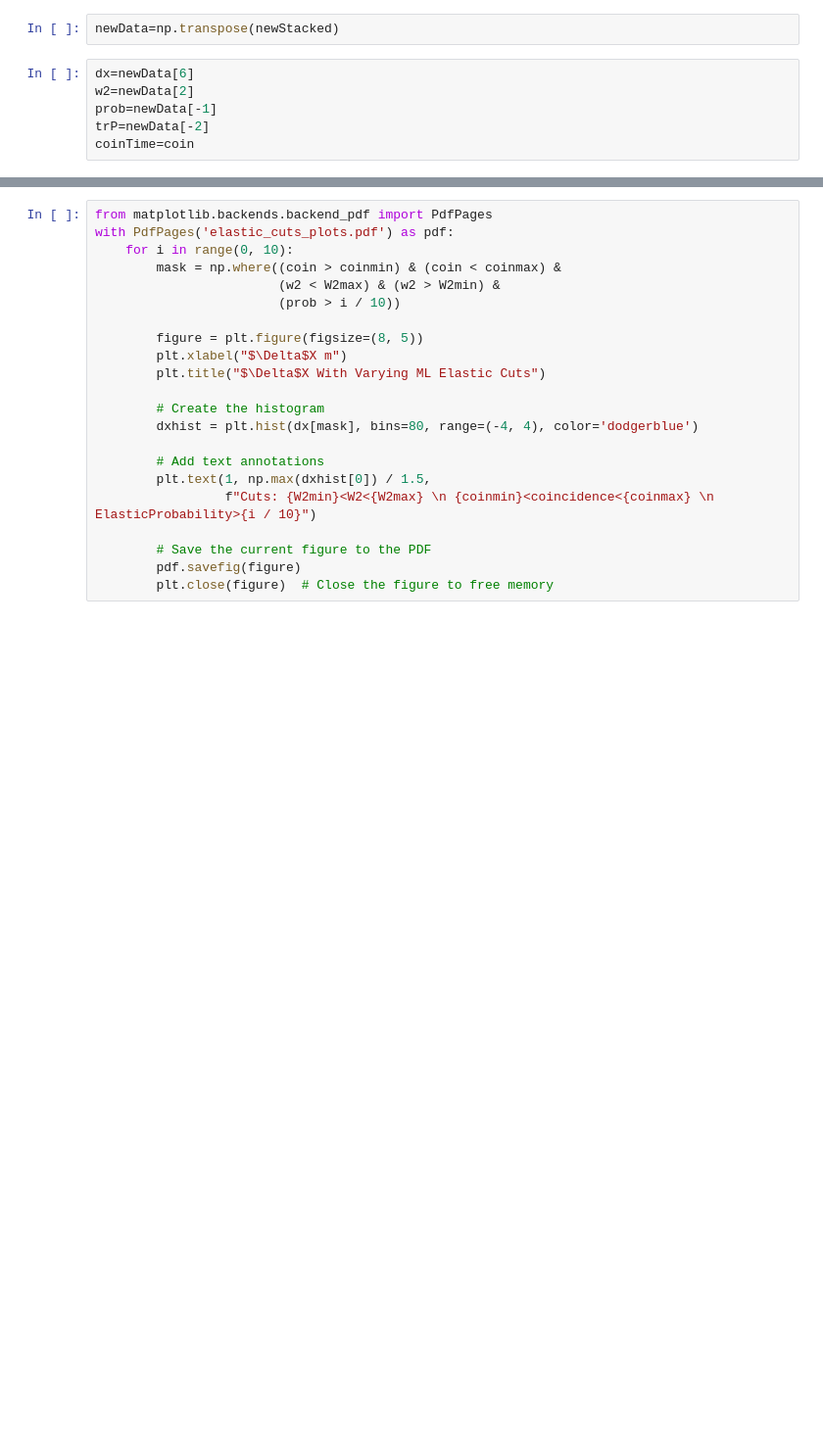
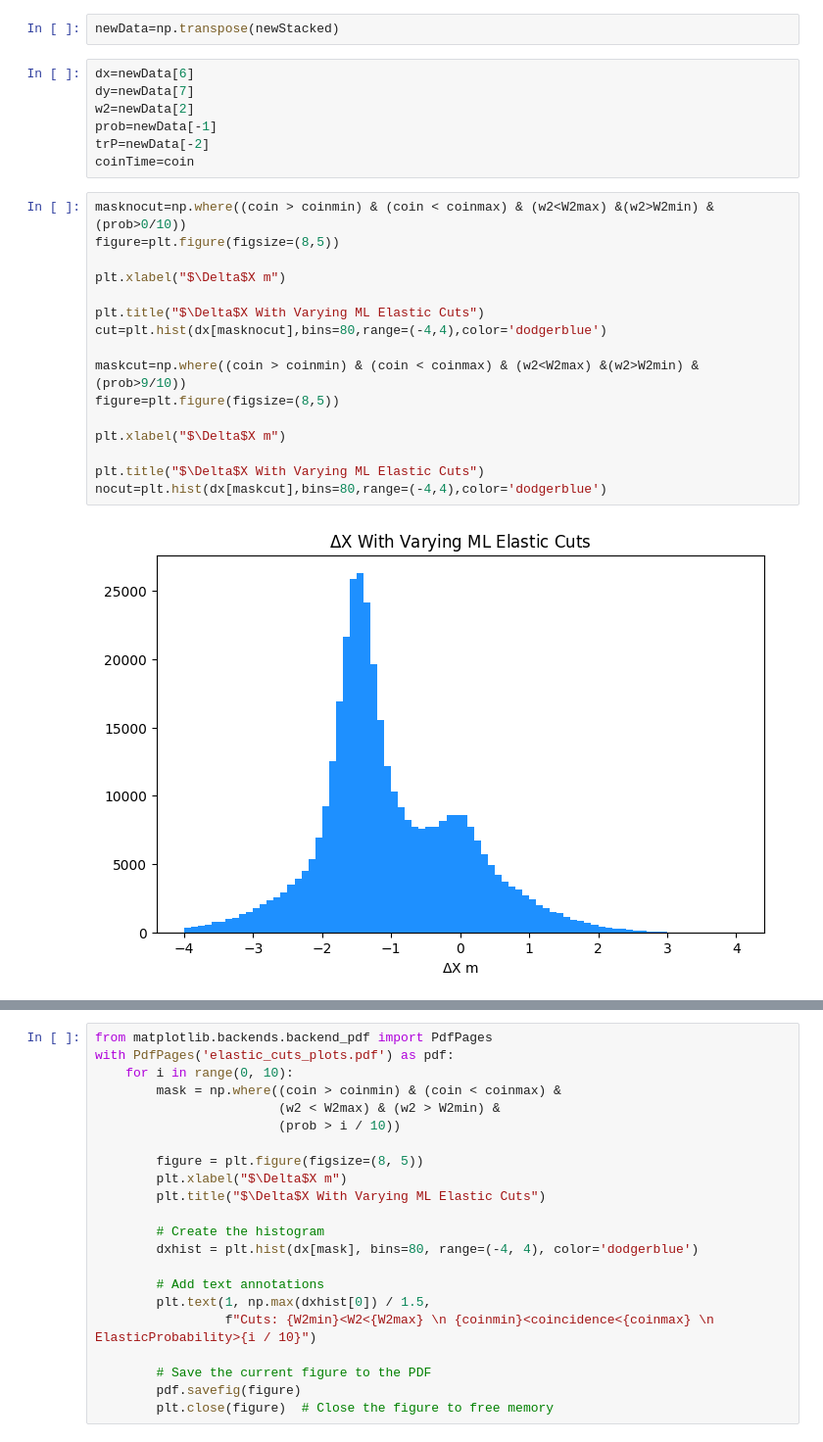
Before and after one commit to hp4xz/GEnAnalysis, a Jupyter notebook: playground/ML_analysis.ipynb, the cells around one changed output, grey strips where cells are left out. Shown at 98% size. Drawn from its saved outputs; the diff is of its cells as text; blank space fills up the shorter version.

```diff
--- a/playground/ML_analysis.ipynb
+++ b/playground/ML_analysis.ipynb
@@ -269,7 +293,26 @@ print(generic.files)
 newData=np.transpose(newStacked)
 # %%
 dx=newData[6]
+dy=newData[7]
 w2=newData[2]
 prob=newData[-1]
 trP=newData[-2]
 coinTime=coin
+# %%
+masknocut=np.where((coin > coinmin) & (coin < coinmax) & (w2<W2max) &(w2>W2min) & (prob>0/10))
+figure=plt.figure(figsize=(8,5))
+
+plt.xlabel("$\Delta$X m")
+
+plt.title("$\Delta$X With Varying ML Elastic Cuts")
+cut=plt.hist(dx[masknocut],bins=80,range=(-4,4),color='dodgerblue')
+
+maskcut=np.where((coin > coinmin) & (coin < coinmax) & (w2<W2max) &(w2>W2min) & (prob>9/10))
+figure=plt.figure(figsize=(8,5))
+
+plt.xlabel("$\Delta$X m")
+
+plt.title("$\Delta$X With Varying ML Elastic Cuts")
+nocut=plt.hist(dx[maskcut],bins=80,range=(-4,4),color='dodgerblue')
+# %% [output]
+[figure, added]
```
Also changed, not shown: parts of 12 cells of this notebook, 3 other files.
